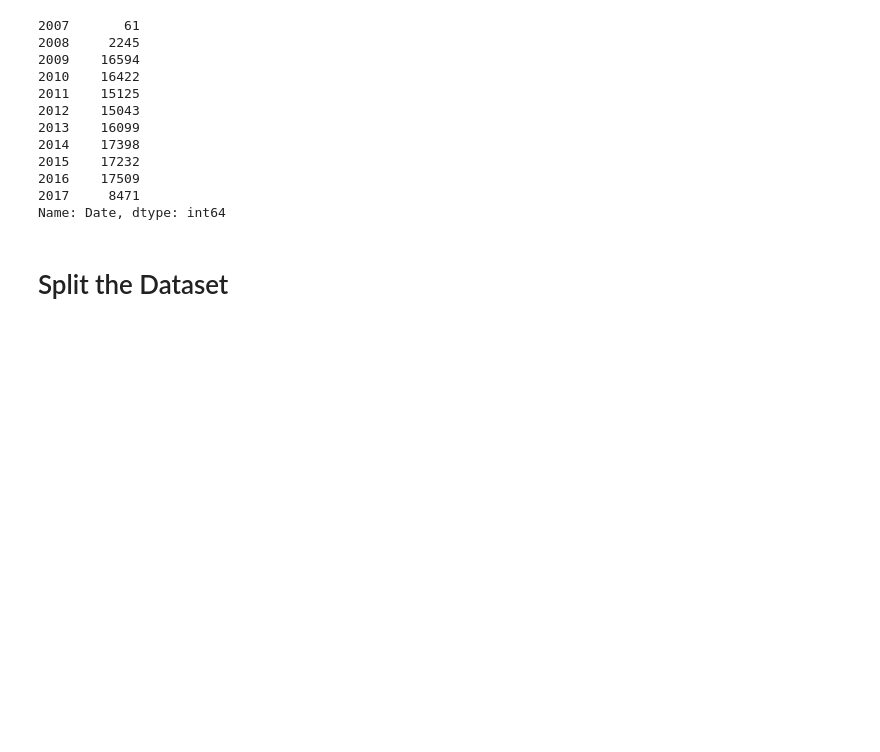
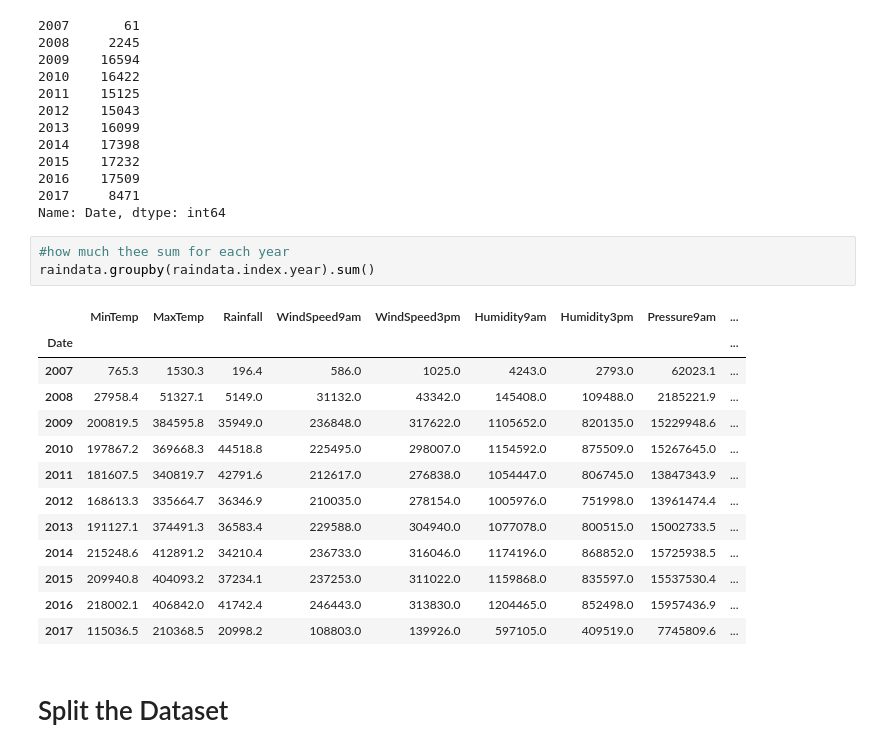
Before and after one commit to sandamaligeethika/ML_Assignment2_IT19120058_IT19120294_IT19147956, a Jupyter notebook: Assignment2.ipynb, the cells around one changed output. Cells and saved outputs as stored; diff of their text form; blank space fills up the shorter version.

```diff
--- a/Assignment2.ipynb
+++ b/Assignment2.ipynb
@@ -369,6 +388,23 @@ raindata.index.year.value_counts().sort_index()
 2016    17509
 2017     8471
 Name: Date, dtype: int64
+# %%
+#how much thee sum for each year
+raindata.groupby(raindata.index.year).sum()
+# %% [output]
+|  | MinTemp | MaxTemp | Rainfall | WindSpeed9am | WindSpeed3pm | Humidity9am | Humidity3pm | Pressure9am | ... |
+| Date |  |  |  |  |  |  |  |  | ... |
+| 2007 | 765.3 | 1530.3 | 196.4 | 586.0 | 1025.0 | 4243.0 | 2793.0 | 62023.1 | ... |
+| 2008 | 27958.4 | 51327.1 | 5149.0 | 31132.0 | 43342.0 | 145408.0 | 109488.0 | 2185221.9 | ... |
+| 2009 | 200819.5 | 384595.8 | 35949.0 | 236848.0 | 317622.0 | 1105652.0 | 820135.0 | 15229948.6 | ... |
+| 2010 | 197867.2 | 369668.3 | 44518.8 | 225495.0 | 298007.0 | 1154592.0 | 875509.0 | 15267645.0 | ... |
+| 2011 | 181607.5 | 340819.7 | 42791.6 | 212617.0 | 276838.0 | 1054447.0 | 806745.0 | 13847343.9 | ... |
+| 2012 | 168613.3 | 335664.7 | 36346.9 | 210035.0 | 278154.0 | 1005976.0 | 751998.0 | 13961474.4 | ... |
+| 2013 | 191127.1 | 374491.3 | 36583.4 | 229588.0 | 304940.0 | 1077078.0 | 800515.0 | 15002733.5 | ... |
+| 2014 | 215248.6 | 412891.2 | 34210.4 | 236733.0 | 316046.0 | 1174196.0 | 868852.0 | 15725938.5 | ... |
+| 2015 | 209940.8 | 404093.2 | 37234.1 | 237253.0 | 311022.0 | 1159868.0 | 835597.0 | 15537530.4 | ... |
+| 2016 | 218002.1 | 406842.0 | 41742.4 | 246443.0 | 313830.0 | 1204465.0 | 852498.0 | 15957436.9 | ... |
+| 2017 | 115036.5 | 210368.5 | 20998.2 | 108803.0 | 139926.0 | 597105.0 | 409519.0 | 7745809.6 | ... |
 # %% [markdown]
 # Split the Dataset
 # %%
```
Also changed, not shown: parts of 46 cells of this notebook.
